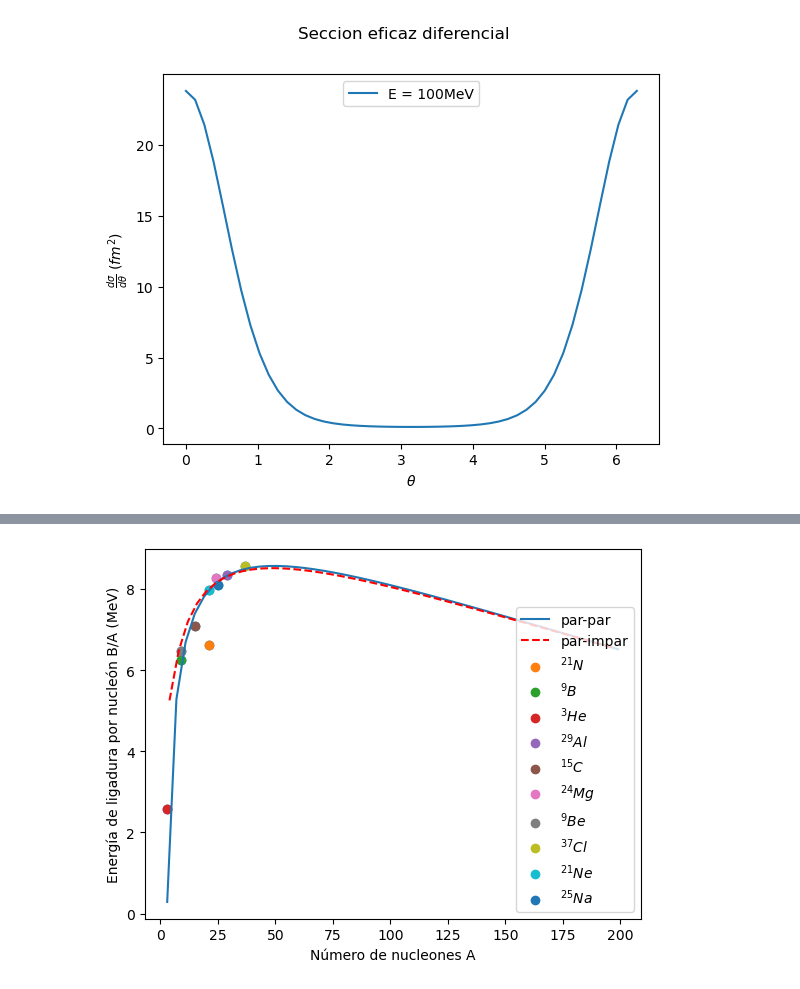
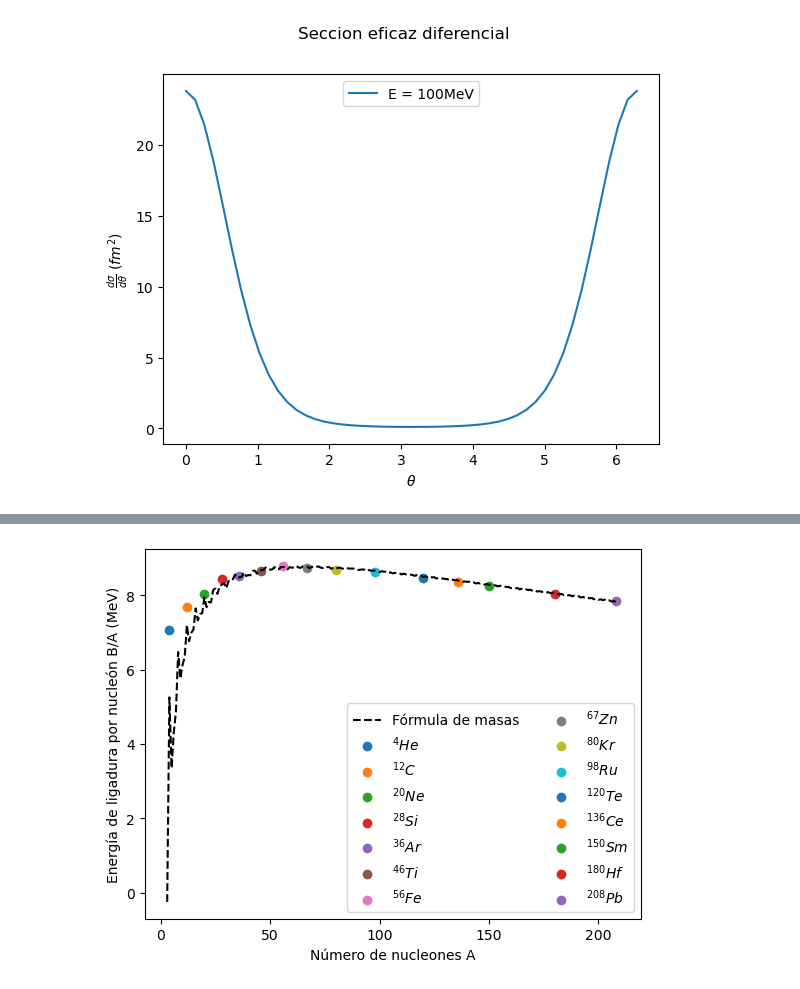
Before and after one commit to JuanSierra2003/hello-world, a Jupyter notebook: Nuclear/TallerNuclear.ipynb, the cells around one changed output, grey strips where cells are left out. Drawn from its saved outputs; the diff is of its cells as text; code cells hidden in the pictures.

```diff
--- a/Nuclear/TallerNuclear.ipynb
+++ b/Nuclear/TallerNuclear.ipynb
@@ -175,22 +175,26 @@ plt.savefig('B_energy.png')
-# %%
-Z = np.arange(1, 100, 2)
-A = 2*Z+1
-plt.plot(A, Mc2(A, Z)/A, label='par-par')
-
-Z = np.arange(2, 100, 2)
-A = 2*Z
-plt.plot(A, Mc2(A, Z)/A, '--r', label='par-impar')
-
-a = z[1:-1]+n[1:-1]
-ba = B_energy[1:-1]/a
-plt.scatter(a, ba)
-
-for ii, tt in enumerate(label):
-    plt.scatter(a[ii], ba[ii], label = tt)
-
-plt.xlabel('Número de nucleones A')
-plt.ylabel('Energía de ligadura por nucleón B/A (MeV)')
-plt.legend(loc='lower right')
-plt.savefig('B_A.png')
-# %% [output]
-[figure, removed]
+# %%
+from scipy.optimize import curve_fit
+
+a = [4, 12, 20, 28, 36, 46, 56, 67, 80, 98, 120, 136, 150, 180, 208]
+z = [2, 6, 10, 14, 18, 22, 26, 30, 36, 44, 52, 58, 62, 72, 82]
+B_A = [7.073, 7.68, 8.03, 8.44, 8.51, 8.65, 8.79, 8.73, 8.69, 8.62, 8.47, 8.37, 8.26, 8.03, 7.86]
+labels = [r'$^{4}He$', r'$^{12}C$', r'$^{20}Ne$', r'$^{28}Si$', r'$^{36}Ar$', r'$^{46}Ti$', r'$^{56}Fe$', r'$^{67}Zn$', r'$^{80}Kr$', r'$^{98}Ru$', r'$^{120}Te$', r'$^{136}Ce$', r'$^{150}Sm$', r'$^{180}Hf$', r'$^{208}Pb$']
+
+# Z = func(A)
+def func(x, aa, bb):
+    return aa*x**bb
+
+popt, pcov = curve_fit(func, a, z)
+
+A = np.arange(3, 210)
+plt.plot(A, Mc2(A, func(A, *popt).astype(np.int32))/A, '--k', label = 'Fórmula de masas')
+
+for ii, tt in enumerate(labels):
+    plt.scatter(a[ii], B_A[ii], label = tt)
+
+plt.xlabel('Número de nucleones A')
+plt.ylabel('Energía de ligadura por nucleón B/A (MeV)')
+plt.legend(loc='lower right', ncols=2)
+plt.savefig('B_A.png')
+# %% [output]
+[figure, added]
```
Also changed, not shown: parts of 2 cells of this notebook.
